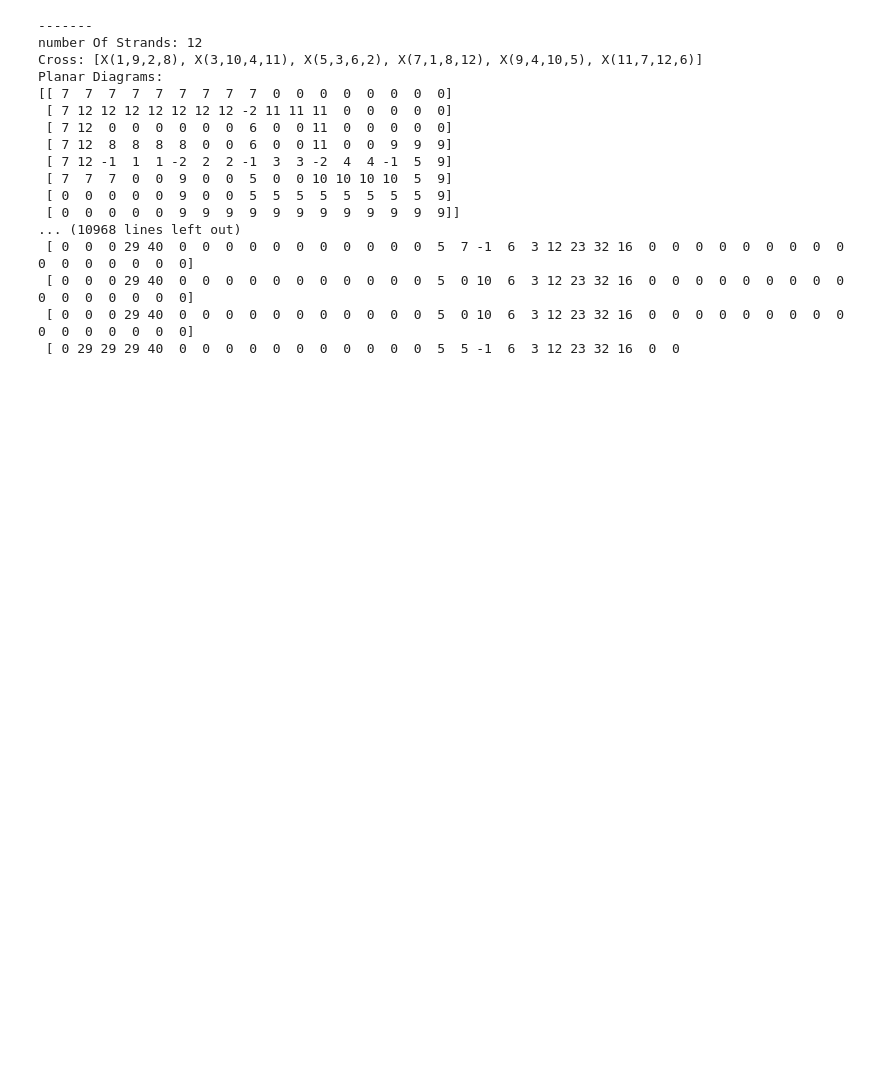
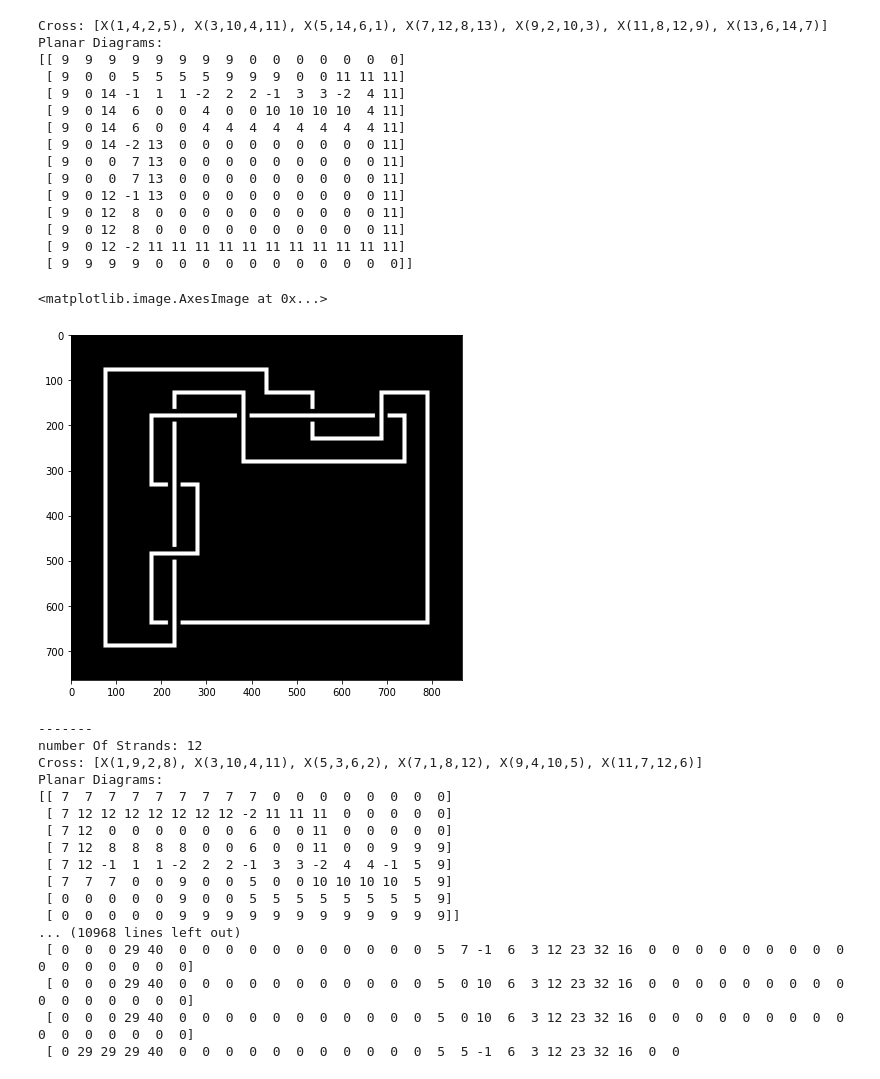
Before and after one commit to jeronimocabezuelo/KnotIA2, a Jupyter notebook: Notebook.ipynb, the cells around one changed output. Drawn from its saved outputs; the diff is of its cells as text; code cells hidden in the pictures; blank space fills up the shorter version.

Commit message:
Se han añadido los metodos para importar nudos desde pyknotid.

```diff
--- a/Notebook.ipynb
+++ b/Notebook.ipynb
@@ -74,3 +10,27 @@ def randomMov(knot,debug=False):
+# %%
+k = knotFromPyknotid('7_2')
+print(k)
+image = k.image()
+fig, ax = plt.subplots(figsize=(image.shape[0]//(51*2),image.shape[1]//(51*2)))
+ax.imshow(image,cmap='gray')
+# %% [output]
+Cross: [X(1,4,2,5), X(3,10,4,11), X(5,14,6,1), X(7,12,8,13), X(9,2,10,3), X(11,8,12,9), X(13,6,14,7)]
+Planar Diagrams:
+[[ 9  9  9  9  9  9  9  9  0  0  0  0  0  0  0]
+ [ 9  0  0  5  5  5  5  9  9  9  0  0 11 11 11]
+ [ 9  0 14 -1  1  1 -2  2  2 -1  3  3 -2  4 11]
+ [ 9  0 14  6  0  0  4  0  0 10 10 10 10  4 11]
+ [ 9  0 14  6  0  0  4  4  4  4  4  4  4  4 11]
+ [ 9  0 14 -2 13  0  0  0  0  0  0  0  0  0 11]
+ [ 9  0  0  7 13  0  0  0  0  0  0  0  0  0 11]
+ [ 9  0  0  7 13  0  0  0  0  0  0  0  0  0 11]
+ [ 9  0 12 -1 13  0  0  0  0  0  0  0  0  0 11]
+ [ 9  0 12  8  0  0  0  0  0  0  0  0  0  0 11]
+ [ 9  0 12  8  0  0  0  0  0  0  0  0  0  0 11]
+ [ 9  0 12 -2 11 11 11 11 11 11 11 11 11 11 11]
+ [ 9  9  9  9  0  0  0  0  0  0  0  0  0  0  0]]
+<matplotlib.image.AxesImage at 0x...>
+[figure, added]
 # %%
 k = CustomKnot([
   X(1,9,2,8),
```
Also changed, not shown: parts of 4 cells of this notebook, 2 other files.
